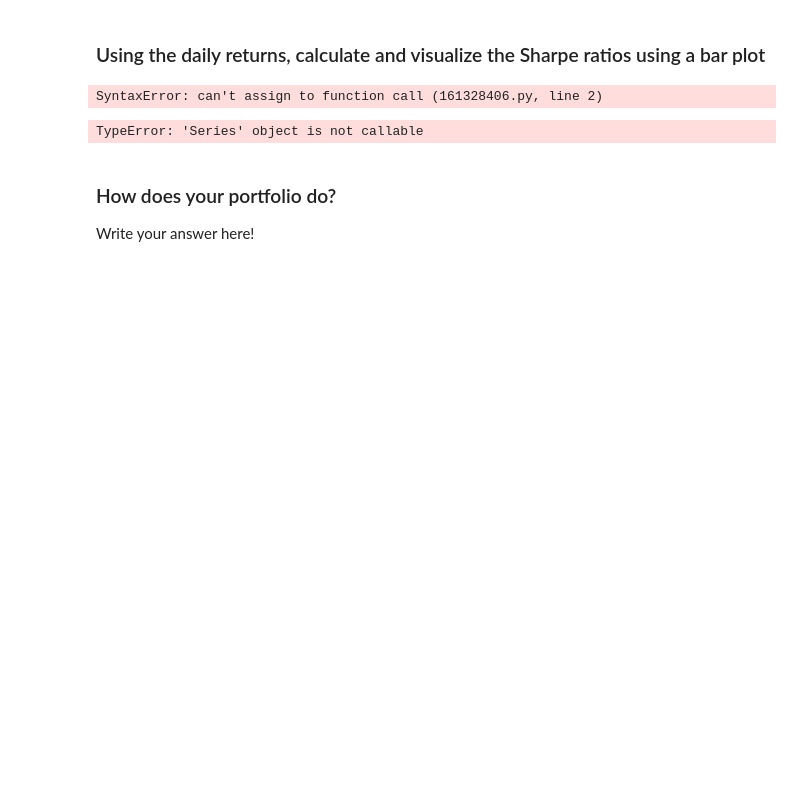
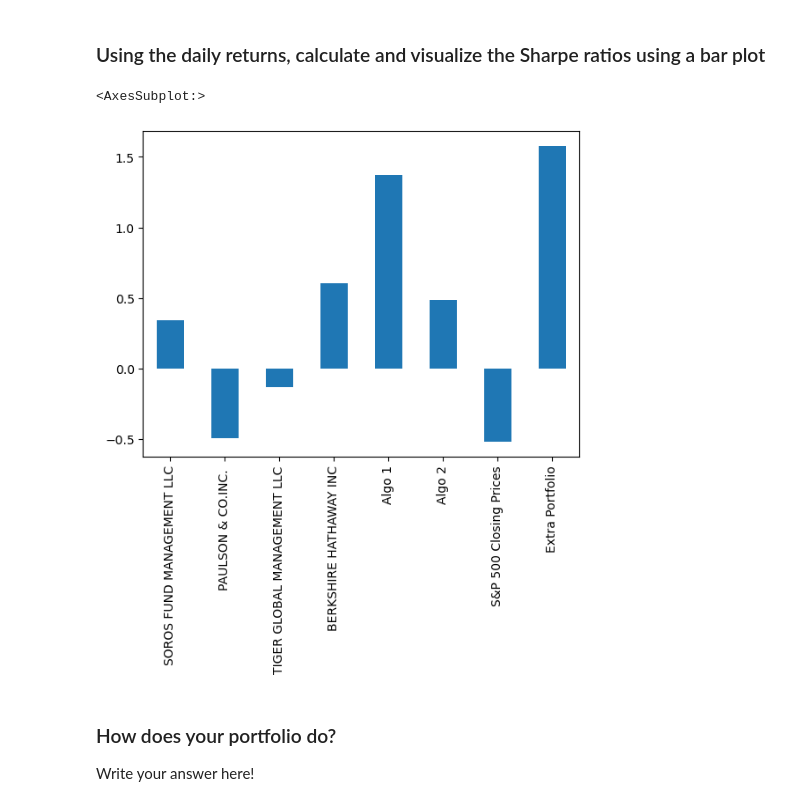
Before and after one commit to edorion13/Financial-Analysis, a Jupyter notebook: Starter_Code/whale_analysis.ipynb, the cells around one changed output. Drawn from its saved outputs; the diff is of its cells as text; code cells hidden in the pictures; blank space fills up the shorter version.

```diff
--- a/Starter_Code/whale_analysis.ipynb
+++ b/Starter_Code/whale_analysis.ipynb
@@ -454,14 +453,13 @@ sns.heatmap(correlation, vmin=-1, vmax = 1)
 ### Using the daily returns, calculate and visualize the Sharpe ratios using a bar plot
 # %%
 # Calculate Annualized Sharpe Ratios
-sharpe_ratios(2) = (combined_data.mean()*252) / (combined_data.std() * np.sqrt(252))
+sharpe_ratios_2 = (combined_data.mean()*252) / (combined_data.std() * np.sqrt(252))
-# %% [output]
-SyntaxError: can't assign to function call (161328406.py, line 2)
 # %%
 # Visualize the sharpe ratios as a bar plot
-sharpe_ratios(2).plot(kind = "bar")
+sharpe_ratios_2.plot(kind = "bar")
 # %% [output]
-TypeError: 'Series' object is not callable
+<AxesSubplot:>
+[figure, added]
 # %% [markdown]
 ### How does your portfolio do?
 
```
Also changed, not shown: parts of 14 cells of this notebook, 3 other files.
